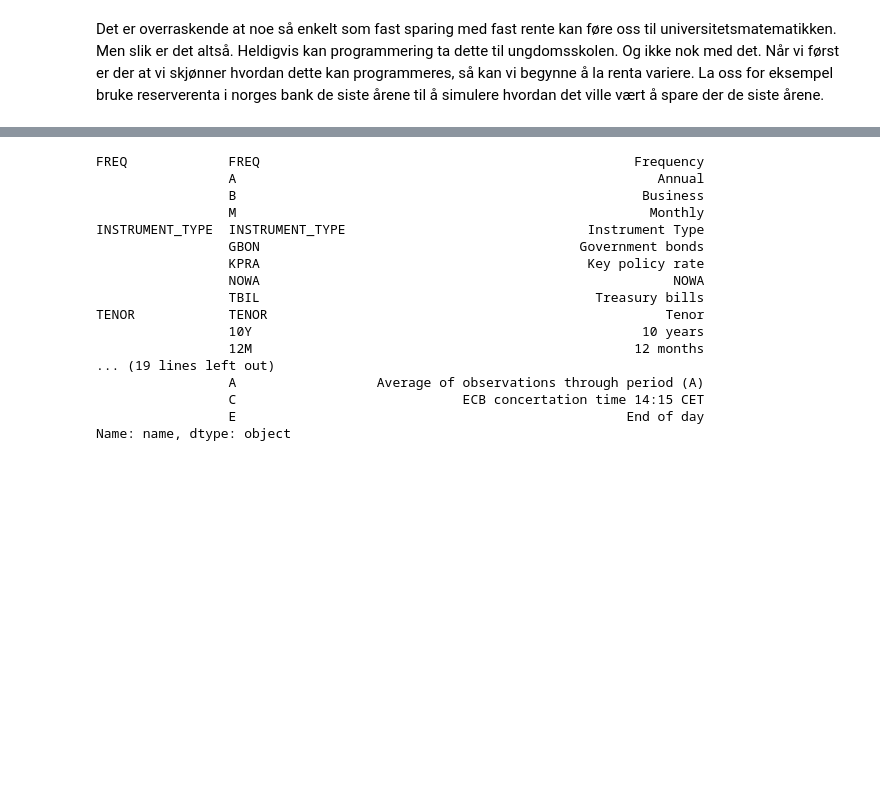
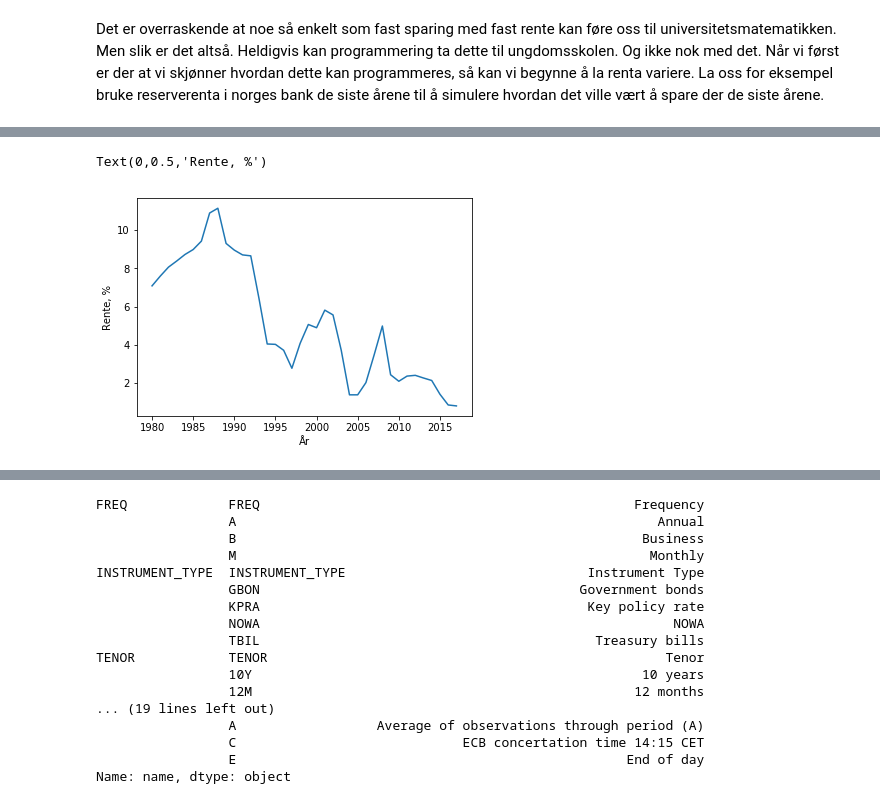
Before and after one commit to uio-profag/u, a Jupyter notebook: content/moduler/sparing_og_lan.ipynb, the cells around one changed output, grey strips where cells are left out. Cells and saved outputs as stored; diff of their text form; code cells hidden in the pictures; blank space fills up the shorter version.

```diff
--- a/content/moduler/sparing_og_lan.ipynb
+++ b/content/moduler/sparing_og_lan.ipynb
@@ -93,0 +130,11 @@ Det er overraskende at noe så enkelt som fast sparing med fast rente kan føre
+# %%
+rentedata = loadtxt("innskuddsrente.txt")
+år = rentedata[:,0]
+rente = rentedata[:,1]
+
+plot(år, rente)
+xlabel('År')
+ylabel('Rente, %')
+# %% [output]
+Text(0,0.5,'Rente, %')
+[figure, added]
```
Also changed, not shown: parts of 16 cells of this notebook, 1 other file.
